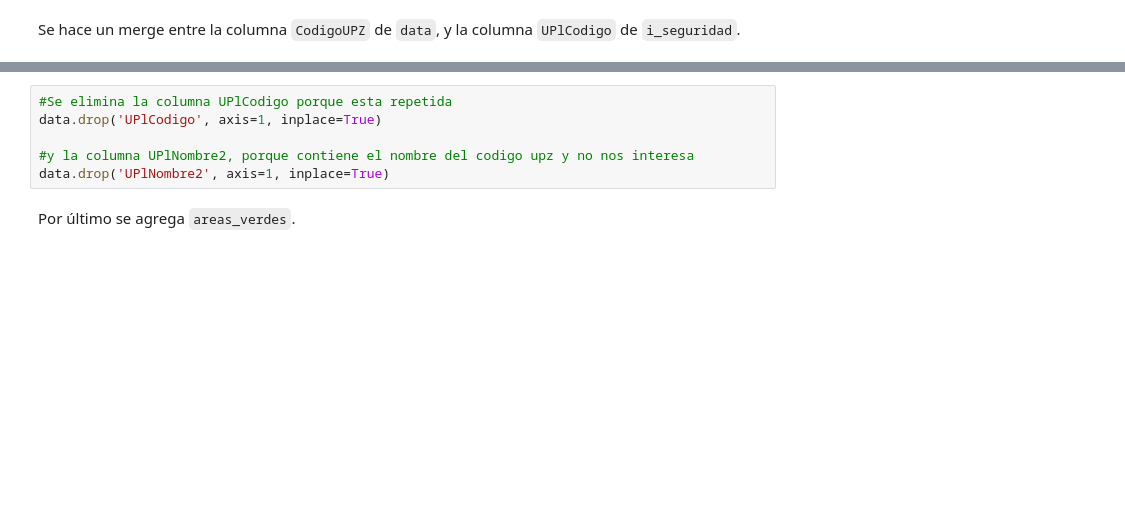
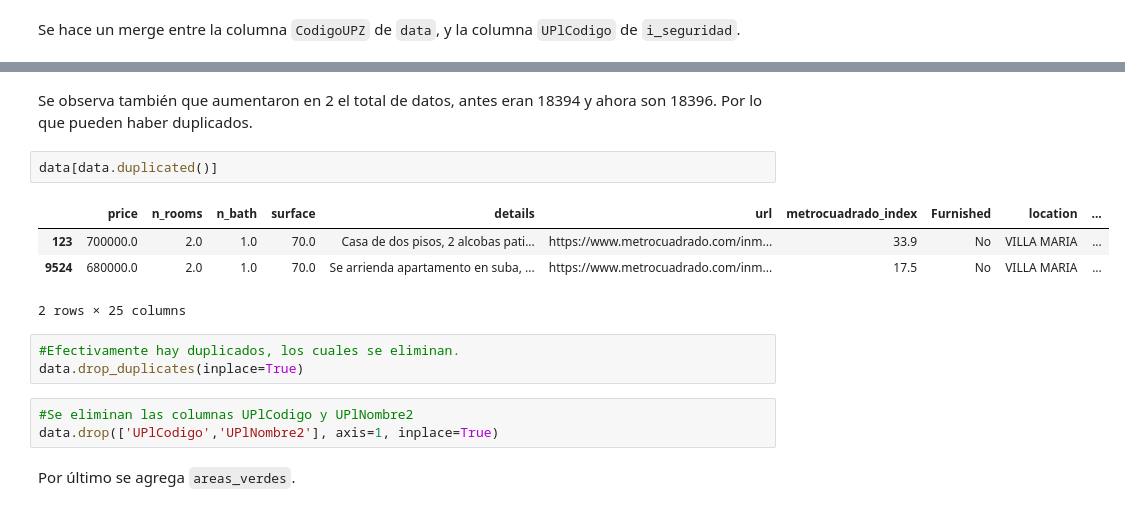
Before and after one commit to pedropereze/Tarea-1, a Jupyter notebook: tarea1.ipynb, the cells around one changed output, grey strips where cells are left out. Drawn from its saved outputs; the diff is of its cells as text; blank space fills up the shorter version.

```diff
--- a/tarea1.ipynb
+++ b/tarea1.ipynb
@@ -964,9 +972,18 @@ data.head()
-# %%
-#Se elimina la columna UPlCodigo porque esta repetida
-data.drop('UPlCodigo', axis=1, inplace=True)
-
-#y la columna UPlNombre2, porque contiene el nombre del codigo upz y no nos interesa
-data.drop('UPlNombre2', axis=1, inplace=True)
+# %% [markdown]
+Se observa también que aumentaron en 2 el total de datos, antes eran 18394 y ahora son 18396. Por lo que pueden haber duplicados.
+# %%
+data[data.duplicated()]
+# %% [output]
+|  | price | n_rooms | n_bath | surface | details | url | metrocuadrado_index | Furnished | location | ... |
+| 123 | 700000.0 | 2.0 | 1.0 | 70.0 | Casa de dos pisos, 2 alcobas pati... | https://www.metrocuadrado.com/inm... | 33.9 | No | VILLA MARIA | ... |
+| 9524 | 680000.0 | 2.0 | 1.0 | 70.0 | Se arrienda apartamento en suba, ... | https://www.metrocuadrado.com/inm... | 17.5 | No | VILLA MARIA | ... |
+2 rows × 25 columns
+# %%
+#Efectivamente hay duplicados, los cuales se eliminan.
+data.drop_duplicates(inplace=True)
+# %%
+#Se eliminan las columnas UPlCodigo y UPlNombre2
+data.drop(['UPlCodigo','UPlNombre2'], axis=1, inplace=True)
 # %% [markdown]
 Por último se agrega `areas_verdes`.
 # %%
```
Also changed, not shown: parts of 23 cells of this notebook, 1 other file.
